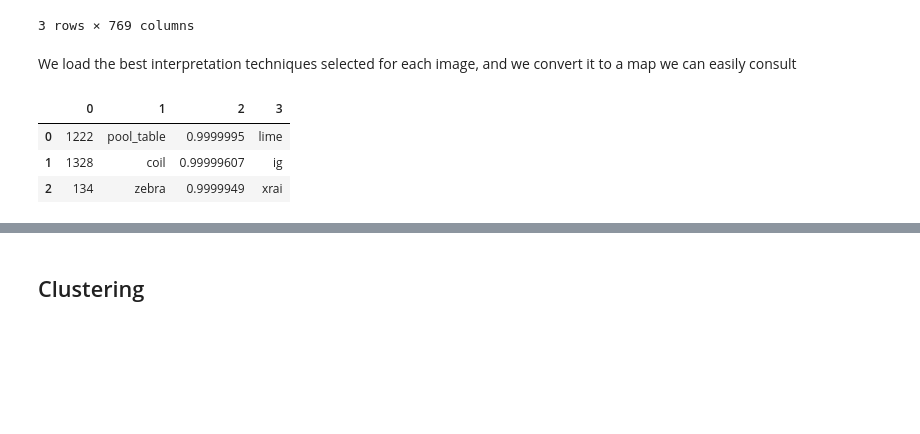
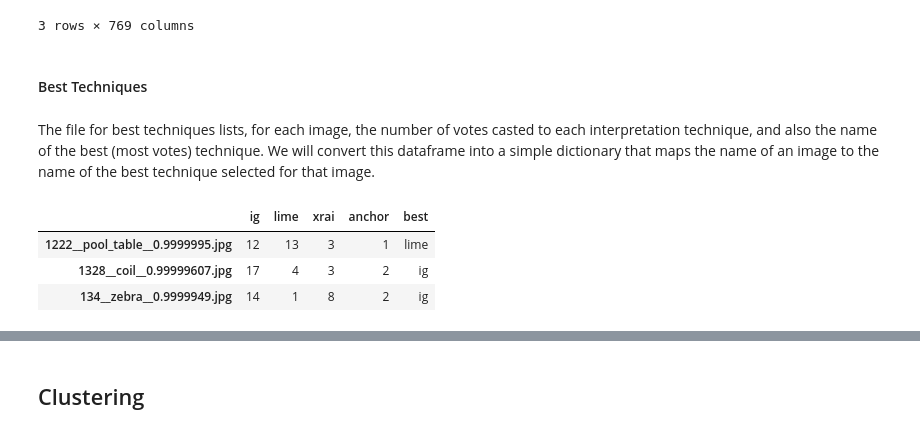
Before and after one commit to EstebanBrito/xai-ucm-unsup, a Jupyter notebook: notebooks/ClusteringAnalysis.ipynb, the cells around one changed output, grey strips where cells are left out. Cells and saved outputs as stored; diff of their text form; code cells hidden in the pictures; blank space fills up the shorter version.

Commit message:
Changed best techniques dataframe in clustering analysis notebook

```diff
--- a/notebooks/ClusteringAnalysis.ipynb
+++ b/notebooks/ClusteringAnalysis.ipynb
@@ -21,4 +21,4 @@ LATENT_PATH = os.path.join(FEATURES_PATH, 'incv1_feats.csv')
 HIST_PATH = os.path.join(FEATURES_PATH, 'color_hist.csv')
 # %%
 # Best techniques
-BEST_TECHNIQUES = os.path.join(RESULTS_PATH, 'all.csv')
+BEST_TECHNIQUES = os.path.join(RESULTS_PATH, 'votes_summary.csv')
@@ -56,13 +60,15 @@ hist_feats.head(3)
 | 1 | 1328__coil__0.99999607.jpg | 47 | 39 | 66 | 118 | 112 | 134 | 143 | 164 | 194 | ... | ... |
 | 2 | 134__zebra__0.9999949.jpg | 0 | 0 | 1 | 1 | 4 | 4 | 7 | 5 | 12 | ... | ... |
 3 rows × 769 columns
+# %% [markdown]
+#### Best Techniques
 # %% [markdown]
-We load the best interpretation techniques selected for each image, and we convert it to a map we can easily consult
+The file for best techniques lists, for each image, the number of votes casted to each interpretation technique, and also the name of the best (most votes) technique. We will convert this dataframe into a simple dictionary that maps the name of an image to the name of the best technique selected for that image.
 # %%
-techniques = pd.read_csv(BEST_TECHNIQUES, sep=';', header=None, dtype='object')
+techniques = pd.read_csv(BEST_TECHNIQUES, dtype='object', index_col=0)
 techniques.head(3)
 # %% [output]
-|  | 0 | 1 | 2 | 3 |
-| 0 | 1222 | pool_table | 0.9999995 | lime |
-| 1 | 1328 | coil | 0.99999607 | ig |
-| 2 | 134 | zebra | 0.9999949 | xrai |
+|  | ig | lime | xrai | anchor | best |
+| 1222__pool_table__0.9999995.jpg | 12 | 13 | 3 | 1 | lime |
+| 1328__coil__0.99999607.jpg | 17 | 4 | 3 | 2 | ig |
+| 134__zebra__0.9999949.jpg | 14 | 1 | 8 | 2 | ig |
```
Also changed, not shown: parts of 11 cells of this notebook.
